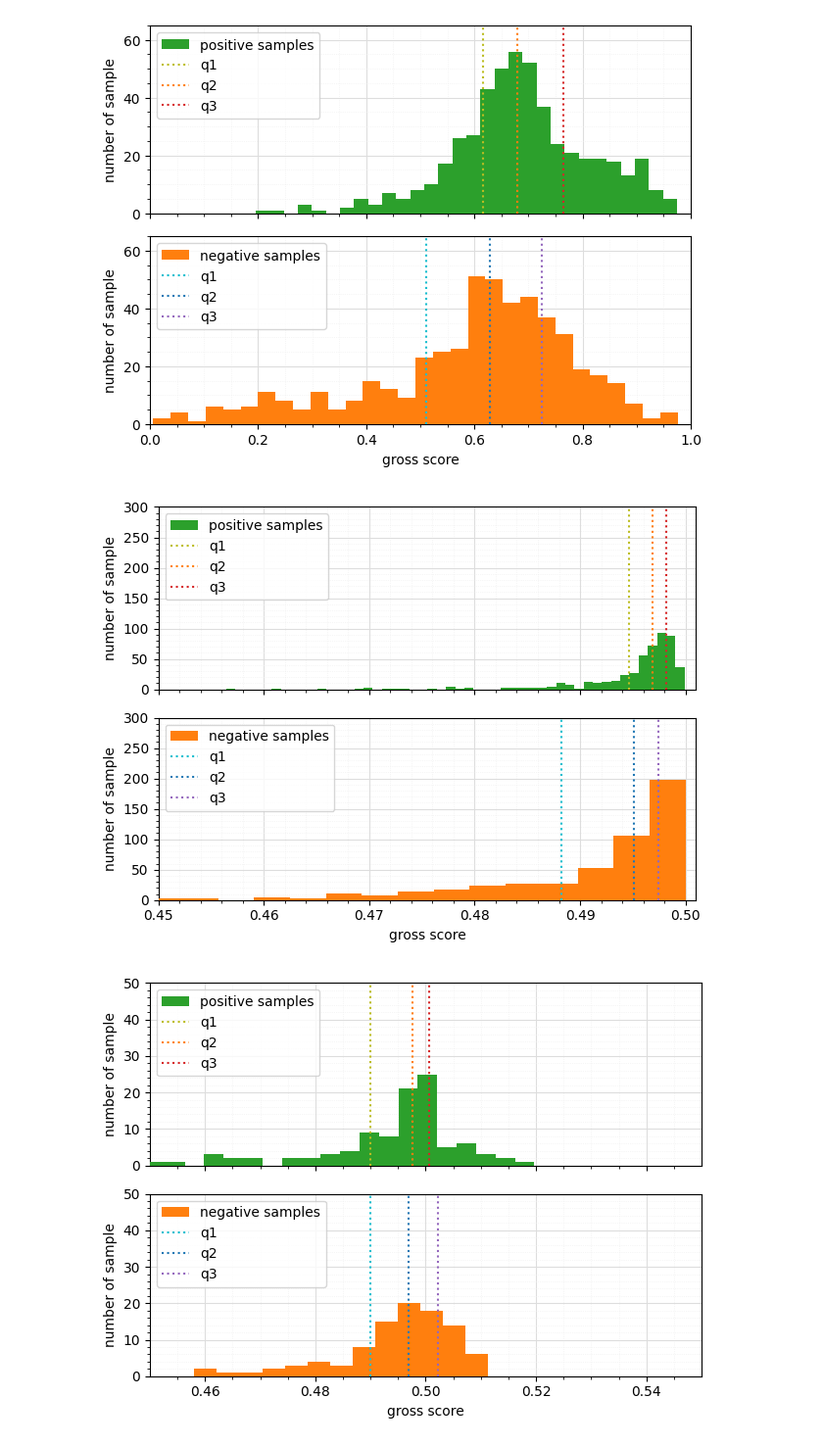
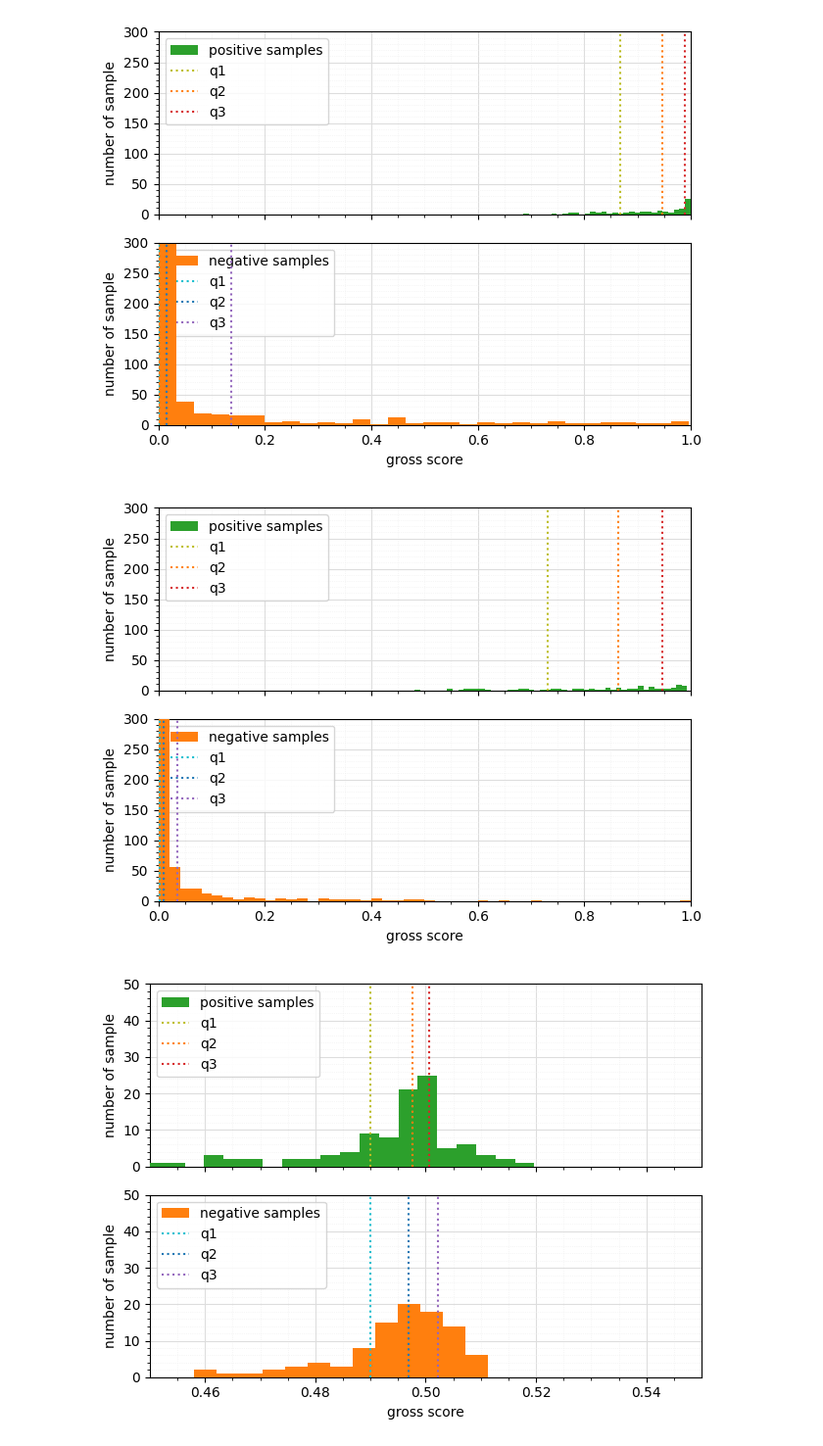
Before and after one commit to xafras/RFTL2, a Jupyter notebook: g.ipynb, the cells around one changed output. Shown at 98% size. Saved outputs shown, nothing was run; the diff lists cells and outputs as text; code cells hidden in the pictures.

```diff
--- a/g.ipynb
+++ b/g.ipynb
@@ -1,23 +1,23 @@
 # %%
 from src import *
 
-file_name = 'naive_siamese_model_George_A'
+file_name = 'naive_siamese_model_Isaac'
 
 model = make_siamese_model(make_embedding())
 model.load_weights(os.path.join(SAVED_MODEL_PATH, f"{file_name}.h5"))
-gross_scores_positive, gross_scores_negative = get_histogram_scores(model, max_harvest=500, force_computation=False, data_path=r'gross_scores_naive_A.npz', xmin=0, xmax=1, ymin=0, ymax=65)
+gross_scores_positive, gross_scores_negative = get_histogram_scores(model, max_harvest=500, force_computation=True, data_path=r'gross_scores_naive_Isaac.npz', xmin=0, xmax=1, ymin=0, ymax=300)
 # %% [output]
-[figure, old version]
+[figure, new version]
 # %%
 from src import *
 
-file_name = 'pretrained_siamese_model_George_A'
+file_name = 'transfered_siamese_model_Isaac'
 
 model = make_siamese_model(make_embedding())
 model.load_weights(os.path.join(SAVED_MODEL_PATH, f"{file_name}.h5"))
-gross_scores_positive, gross_scores_negative = get_histogram_scores(model, max_harvest=500, force_computation=False, data_path=r'gross_scores_pretrained_A.npz', xmin=0.45, xmax=0.501, ymin=0, ymax=300, n_bins=50)
+gross_scores_positive, gross_scores_negative = get_histogram_scores(model, max_harvest=500, force_computation=True, data_path=r'gross_scores_pretrained_Isaac.npz', xmin=0, xmax=1, ymin=0, ymax=300, n_bins=50)
 # %% [output]
-[figure, old version]
+[figure, new version]
 # %%
 from src import *
 
```
Also changed, not shown: 4 other files.
